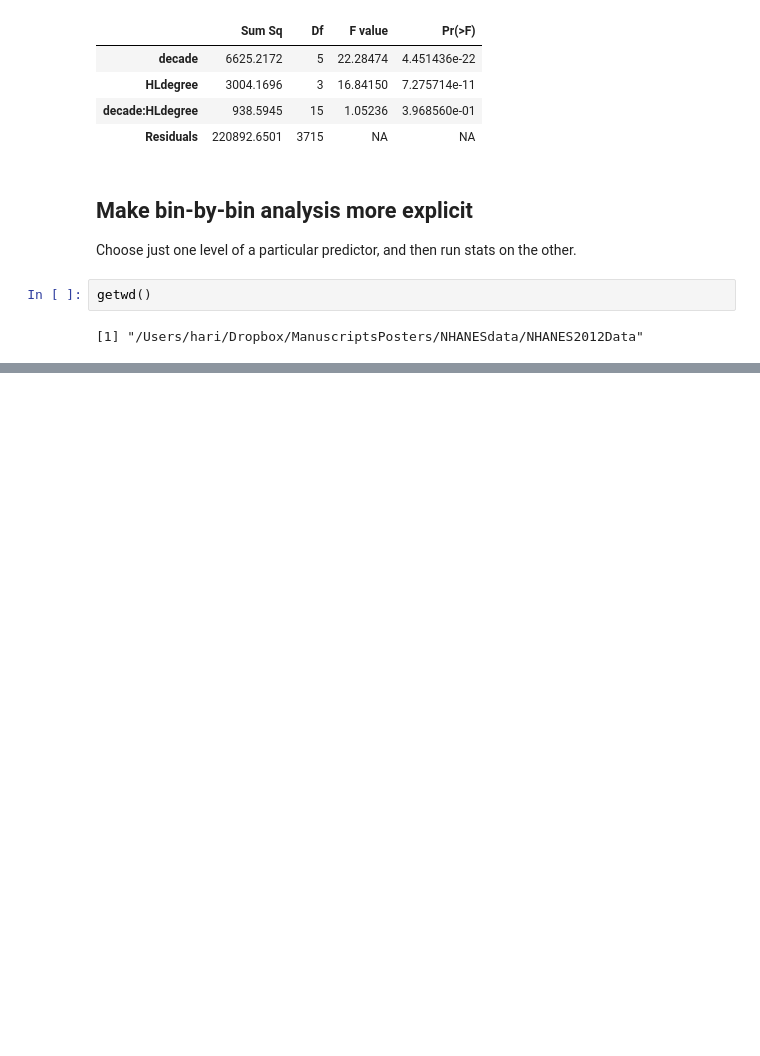
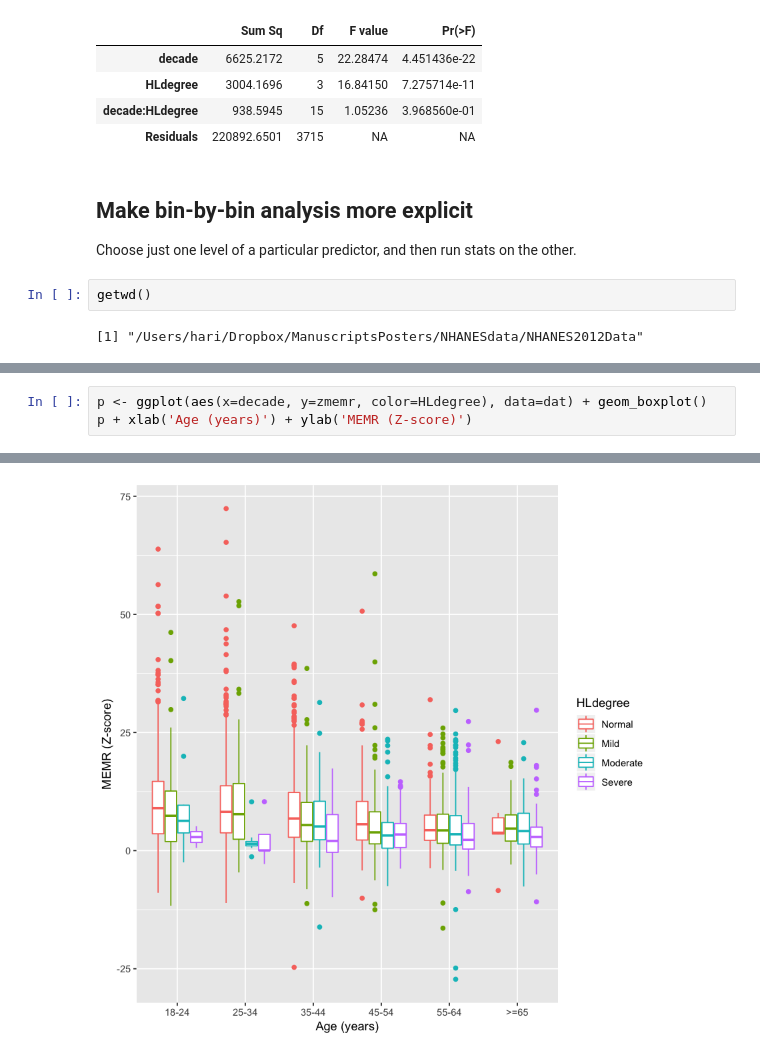
Before and after one commit to haribharadwaj/notebooks, a Jupyter notebook: STATS/NHANES_2011_2012_BasicStats.ipynb, the cells around one changed output, grey strips where cells are left out. Saved outputs shown, nothing was run; the diff lists cells and outputs as text; blank space fills up the shorter version.

Commit message:
Adding some plotting

```diff
--- a/STATS/NHANES_2011_2012_BasicStats.ipynb
+++ b/STATS/NHANES_2011_2012_BasicStats.ipynb
@@ -91,0 +100,4 @@ getwd()
+# %%
+p <- ggplot(aes(x=decade, y=zmemr, color=HLdegree), data=dat) + geom_boxplot()
+p + xlab('Age (years)') + ylab('MEMR (Z-score)')
+# %% [output]
@@ -91,0 +106 @@ getwd()
+[figure, added]
```
Also changed, not shown: parts of 2 cells of this notebook.
